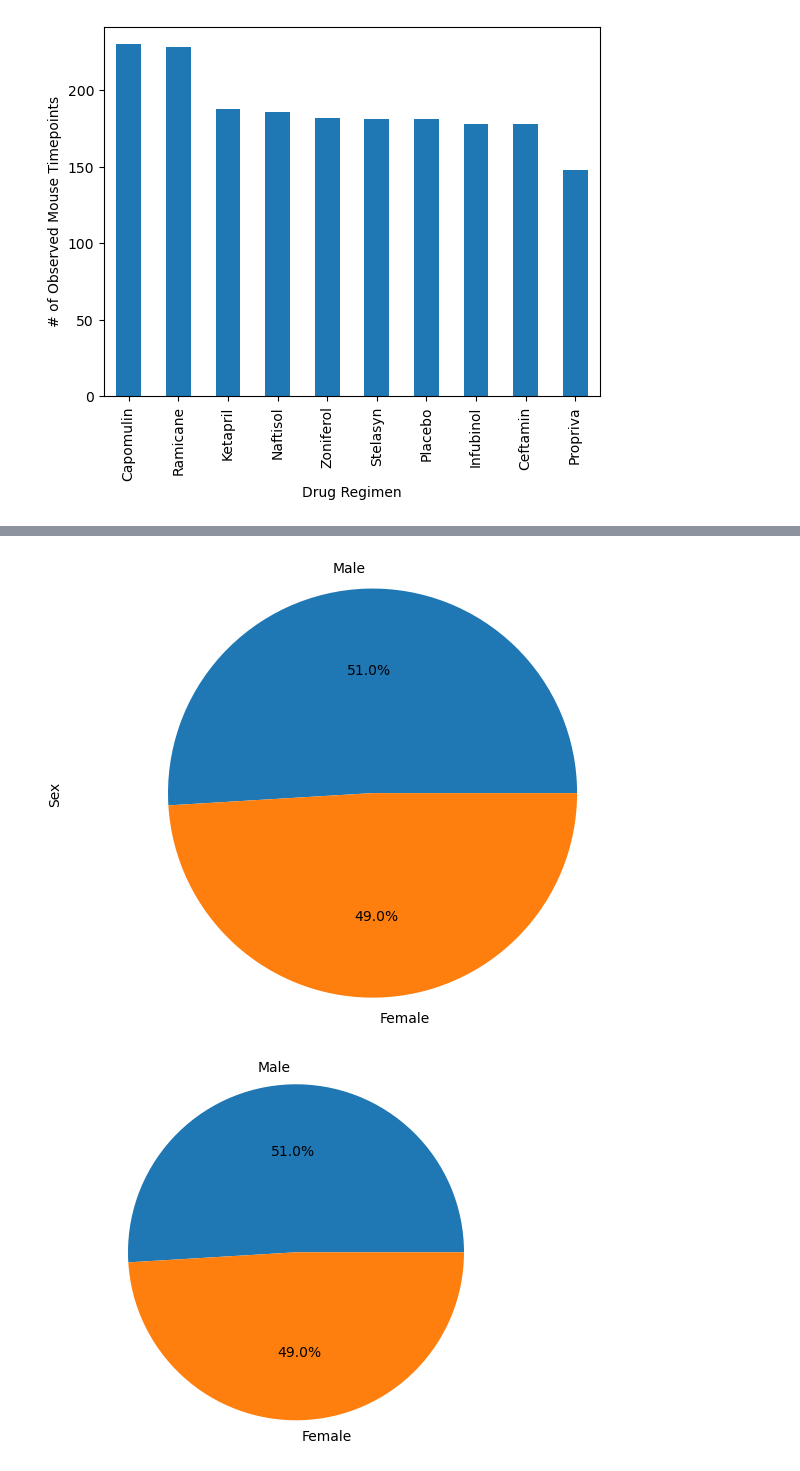
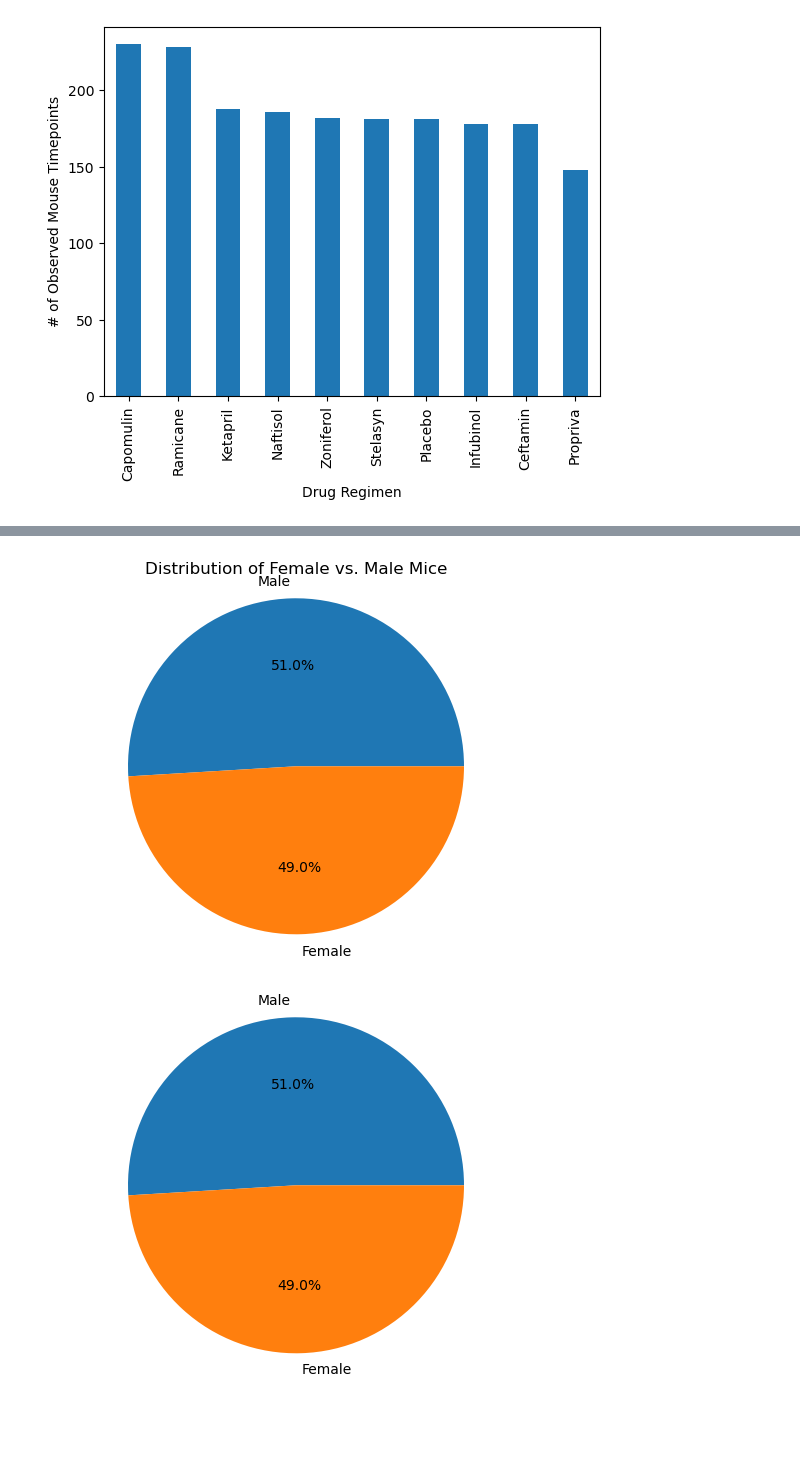
Before and after one commit to yveduncan/Homework_5, a Jupyter notebook: Pymaceuticals/pymaceuticals_starter-Copy1.ipynb, the cells around one changed output, grey strips where cells are left out. Cells and saved outputs as stored; diff of their text form; code cells hidden in the pictures; blank space fills up the shorter version.

```diff
--- a/Pymaceuticals/pymaceuticals_starter-Copy1.ipynb
+++ b/Pymaceuticals/pymaceuticals_starter-Copy1.ipynb
@@ -168,12 +168,12 @@ plt.show
-# %%
-# Generate a pie plot showing the distribution of female versus male mice using Pandas
-f_vs_m = pd.value_counts(MMM_nodups['Sex'])
-f_vs_m.plot(kind="pie", y="Sex", autopct='%1.1f%%')
-plt.tight_layout()
-plt.axis("equal")
-plt.show()
-# %% [output]
-[figure, removed]
+# %%
+f_vs_m = MMM_nodups['Sex'].value_counts()
+f_vs_m.plot(kind="pie", autopct='%1.1f%%')
+plt.title('Distribution of Female vs. Male Mice')
+plt.ylabel('')  # Remove the y-axis label
+plt.axis("equal")  # Ensure the pie chart is a perfect circle
+plt.show()
+# %% [output]
+[figure, added]
 # %%
 # Generate a pie plot showing the distribution of female versus male mice using pyplot
 plt.pie(f_vs_m, labels=["Male", "Female"], autopct='%1.1f%%')
```
Also changed, not shown: parts of 10 cells of this notebook.
